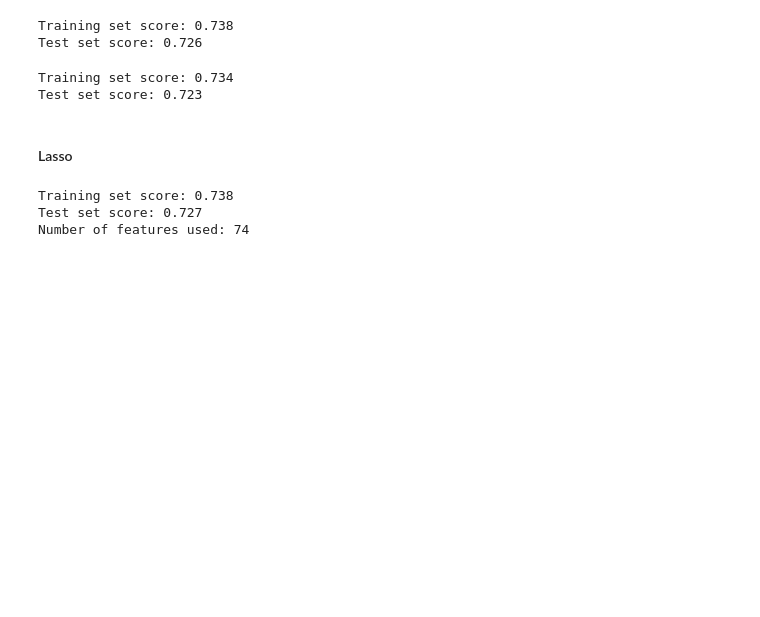
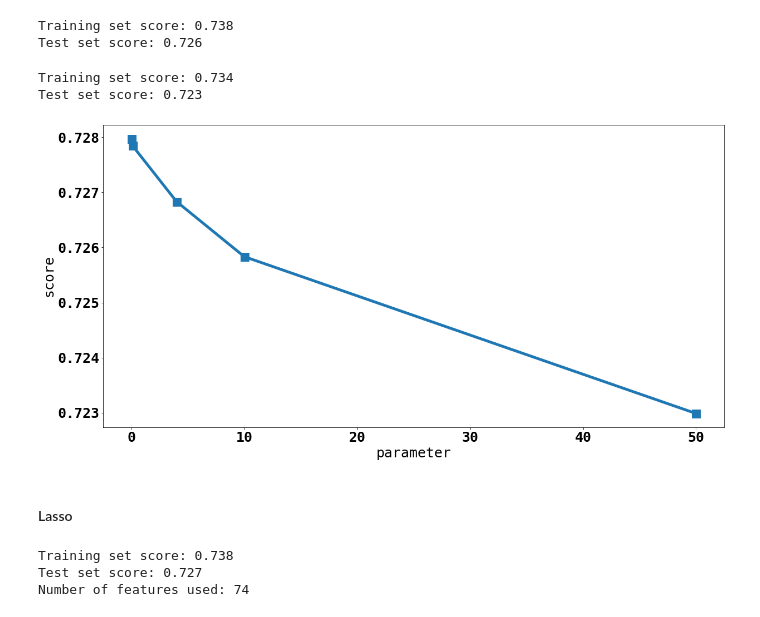
Before and after one commit to alintu/Assignments, a Jupyter notebook: Assignment_1.ipynb, the cells around one changed output. Saved outputs shown, nothing was run; the diff lists cells and outputs as text; code cells hidden in the pictures; blank space fills up the shorter version.

```diff
--- a/Assignment_1.ipynb
+++ b/Assignment_1.ipynb
@@ -115,6 +115,19 @@ print("Test set score: {:.3f}".format(ridge50.score(X_test, y_test)))
 # %% [output]
 Training set score: 0.734
 Test set score: 0.723
+# %%
+parameter = np.array([0.01, 0.1, 4, 10, 50])
+score = np.array([ridge001.score(X_test, y_test),
+                  ridge01.score(X_test, y_test),
+                  ridge4.score(X_test, y_test),
+                  ridge10.score(X_test, y_test),
+                  ridge50.score(X_test, y_test)])
+plt.xlabel("parameter")
+plt.ylabel("score")
+plt.plot(parameter, score, linestyle = '-', marker = 's')
+plt.show()
+# %% [output]
+[figure, added]
 # %% [markdown]
 #### Lasso
 # %%
```
Also changed, not shown: parts of 1 cell of this notebook.
